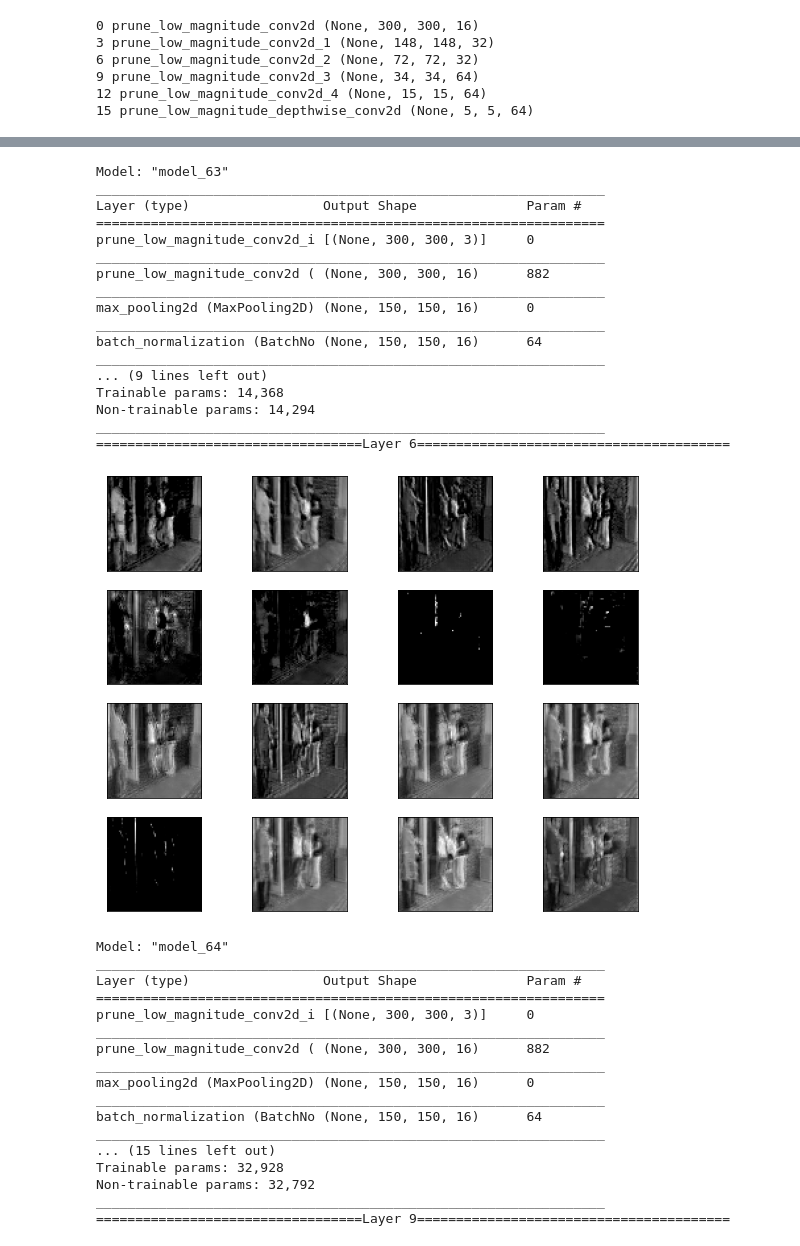
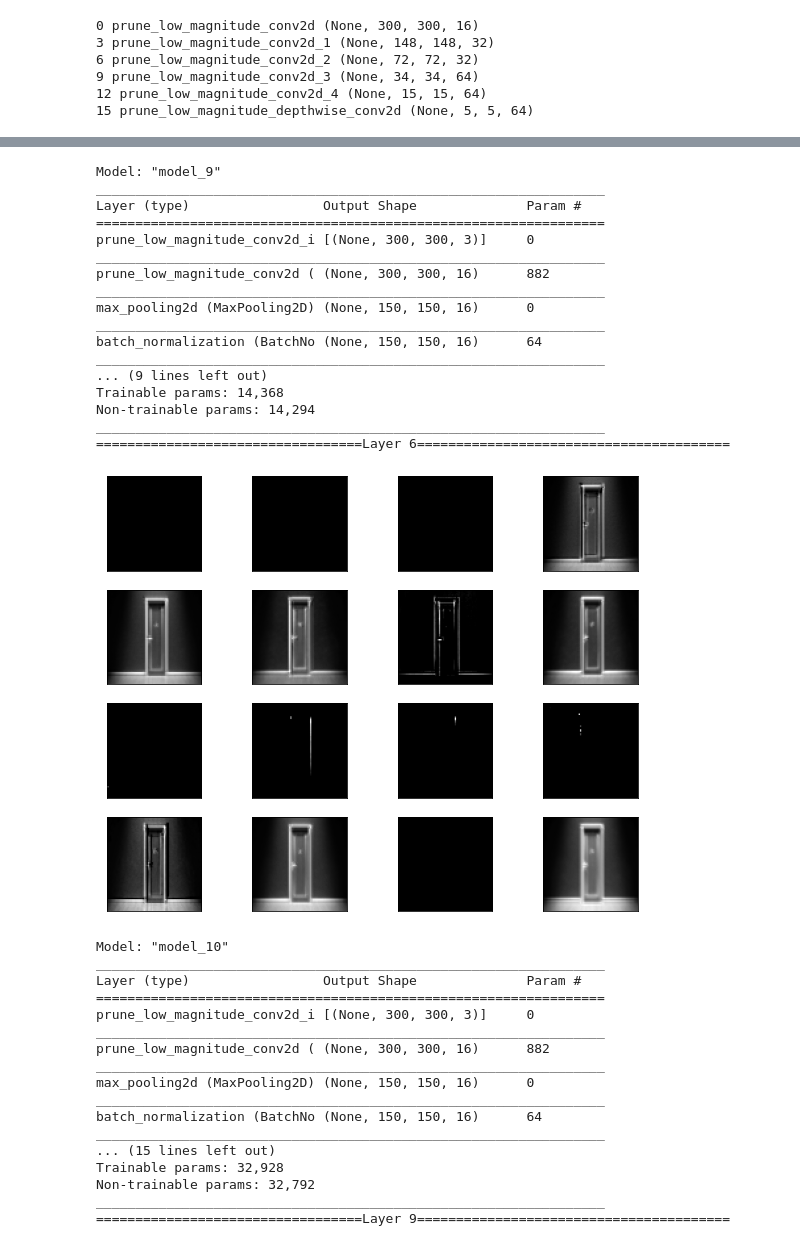
Before and after one commit to utkarsh0702/Projects, a Jupyter notebook: Door_Open_Close.ipynb, the cells around one changed output, grey strips where cells are left out. Saved outputs shown, nothing was run; the diff lists cells and outputs as text; code cells hidden in the pictures.

```diff
--- a/Door_Open_Close.ipynb
+++ b/Door_Open_Close.ipynb
@@ -277,7 +277,7 @@ for i in range(0,16,3):
 	model1 = tf.keras.models.Model(inputs=model.inputs, outputs=model.layers[i].output)
 	model1.summary()
 	# load the image with the required shape
-	img = image.load_img('download.jpg', target_size=(300,300))
+	img = image.load_img('door.png', target_size=(300,300))
 	# convert the image to an array
 	img = image.img_to_array(img)
 	# expand dimensions so that it represents a single 'sample'
@@ -291,7 +291,7 @@ for i in range(0,16,3):
 	fig = plt.figure(figsize=(10,8))
 	for _ in range(4):
 		for _ in range(4):
-			ax= plt.subplot(square, square, ix)
+			ax= plt.subplot(4, 4, ix)
 
 			ax.set_xticks([])
 			ax.set_yticks([])
@@ -338,22 +338,22 @@ _________________________________________________________________
-Model: "model_63"
+Model: "model_9"
 _________________________________________________________________
 Layer (type)                 Output Shape              Param #
 =================================================================
 prune_low_magnitude_conv2d_i [(None, 300, 300, 3)]     0
 _________________________________________________________________
 prune_low_magnitude_conv2d ( (None, 300, 300, 16)      882
 _________________________________________________________________
 max_pooling2d (MaxPooling2D) (None, 150, 150, 16)      0
 _________________________________________________________________
 batch_normalization (BatchNo (None, 150, 150, 16)      64
 _________________________________________________________________
 ... (9 lines left out)
 Trainable params: 14,368
 Non-trainable params: 14,294
 _________________________________________________________________
 ==================================Layer 6========================================
-[figure, old version]
+[figure, new version]
-Model: "model_64"
+Model: "model_10"
 _________________________________________________________________
 Layer (type)                 Output Shape              Param #
 =================================================================
```
Also changed, not shown: parts of 6 cells of this notebook.
